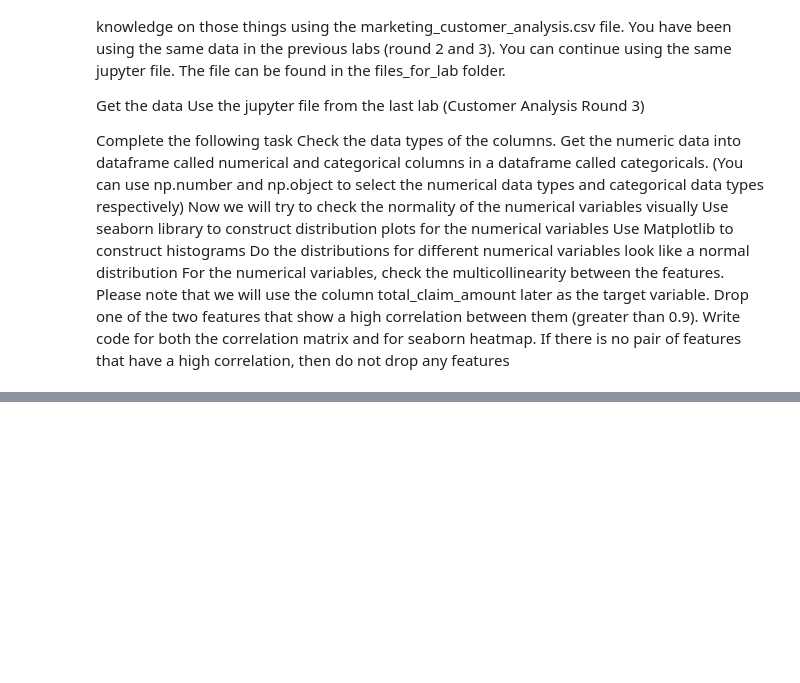
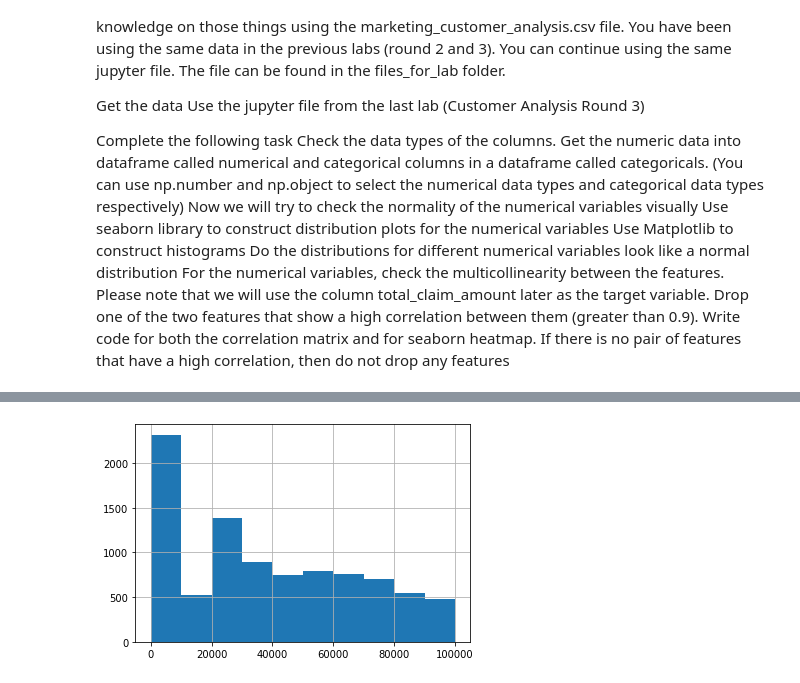
Before and after one commit to FrCloers/lab-customer-analysis-round-3, a Jupyter notebook: files_for_lab/csv_files/lab-customer-analysis-round-3+4.ipynb, the cells around one changed output, grey strips where cells are left out. Cells and saved outputs as stored; diff of their text form; code cells hidden in the pictures; blank space fills up the shorter version.

```diff
--- a/files_for_lab/csv_files/lab-customer-analysis-round-3+4.ipynb
+++ b/files_for_lab/csv_files/lab-customer-analysis-round-3+4.ipynb
@@ -103,0 +149,8 @@ Drop one of the two features that show a high correlation between them (greater
+# %%
+#Use Matplotlib to construct histograms.
+#Example: Income
+
+numerical["Income"].hist()
+plt.show()
+# %% [output]
+[figure, added]
```
Also changed, not shown: parts of 7 cells of this notebook.
